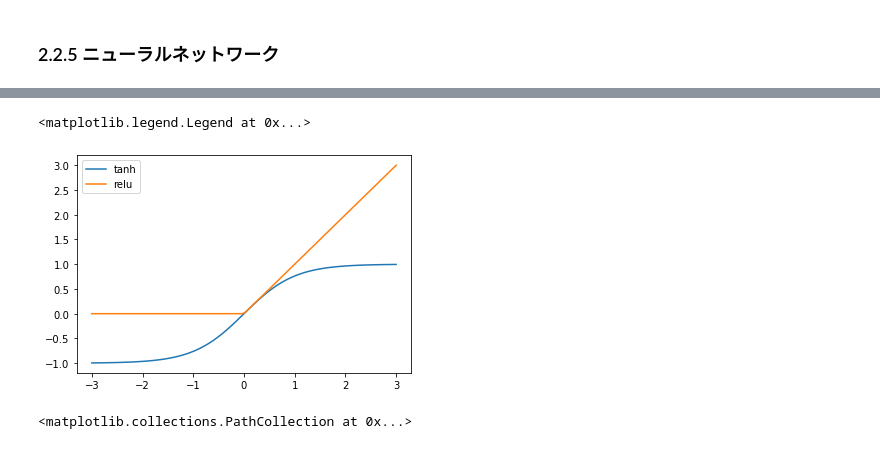
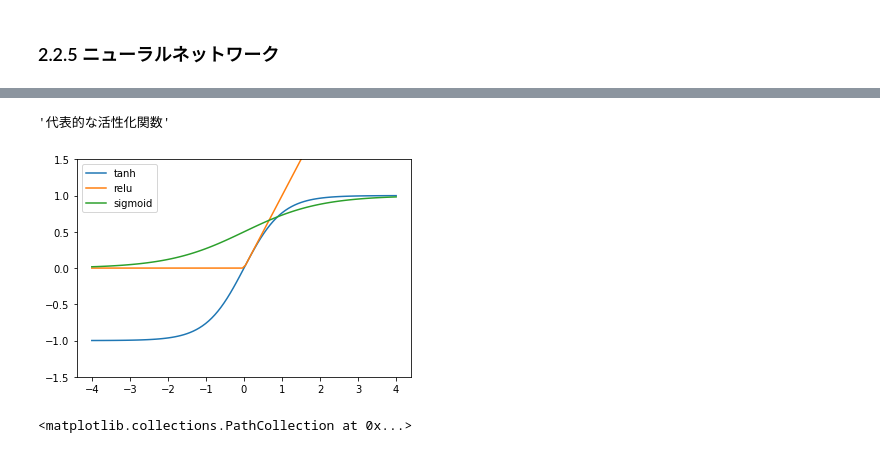
Before and after one commit to HidemotoNakada/j-techno, a Jupyter notebook: parts/2.2.5 ニューラルネットワーク.ipynb, the cells around one changed output, grey strips where cells are left out. Drawn from its saved outputs; the diff is of its cells as text; code cells hidden in the pictures.

```diff
--- a/parts/2.2.5 ニューラルネットワーク.ipynb
+++ b/parts/2.2.5 ニューラルネットワーク.ipynb
@@ -92,14 +104,18 @@ create_nn2(4, 1)
 # %%
+# hide
 import matplotlib.pyplot as plt
 import numpy as np
 
-line = np.linspace(-3, 3, 100)
+line = np.linspace(-4, 4, 100)
 plt.plot(line, np.tanh(line), label="tanh")
 plt.plot(line, np.maximum(line, 0), label="relu")
+plt.plot(line, 1.0 / (1.0 + np.exp(- line)), label="sigmoid")
+plt.ylim(-1.5, 1.5)
 plt.legend()
+"代表的な活性化関数"
 # %% [output]
-<matplotlib.legend.Legend at 0x...>
+'代表的な活性化関数'
-[figure, old version]
+[figure, new version]
 # %%
 # データの生成と表示
 X, y = make_moons(n_samples=200, noise=0.3, random_state=1)
```
Also changed, not shown: parts of 2 cells of this notebook, 17 other files.
